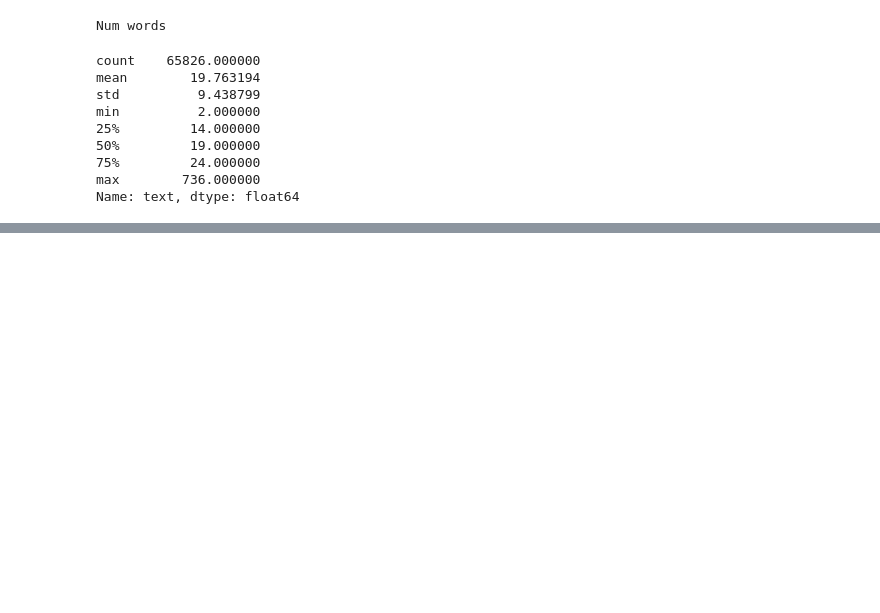
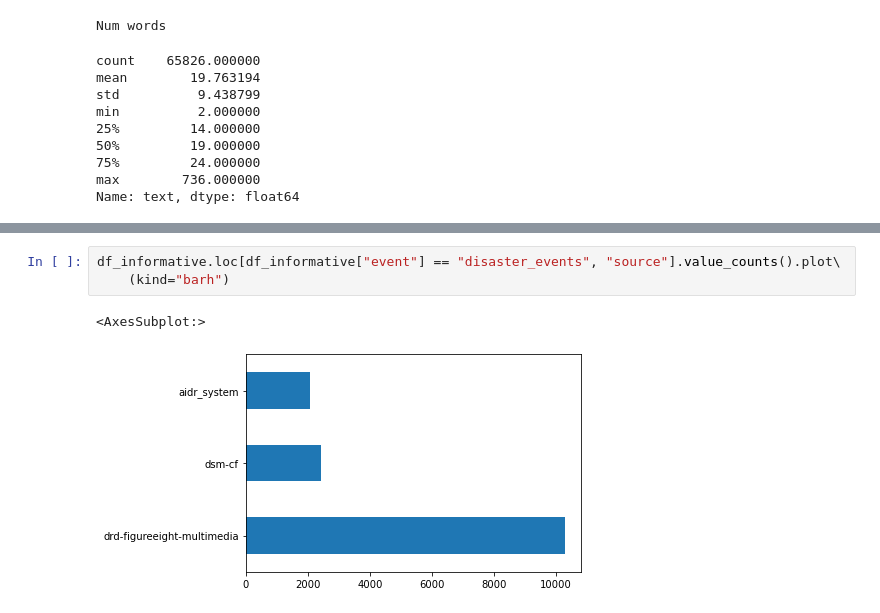
Before and after one commit to semantic-systems/coypu-crisis-lm, a Jupyter notebook: notebooks/EDA.ipynb, the cells around one changed output, grey strips where cells are left out. Drawn from its saved outputs; the diff is of its cells as text; blank space fills up the shorter version.

```diff
--- a/notebooks/EDA.ipynb
+++ b/notebooks/EDA.ipynb
@@ -141,0 +175,6 @@ common_words
+# %%
+df_informative.loc[df_informative["event"] == "disaster_events", "source"].value_counts().plot\
+    (kind="barh")
+# %% [output]
+<AxesSubplot:>
+[figure, added]
```
Also changed, not shown: parts of 12 cells of this notebook, 1 other file.
